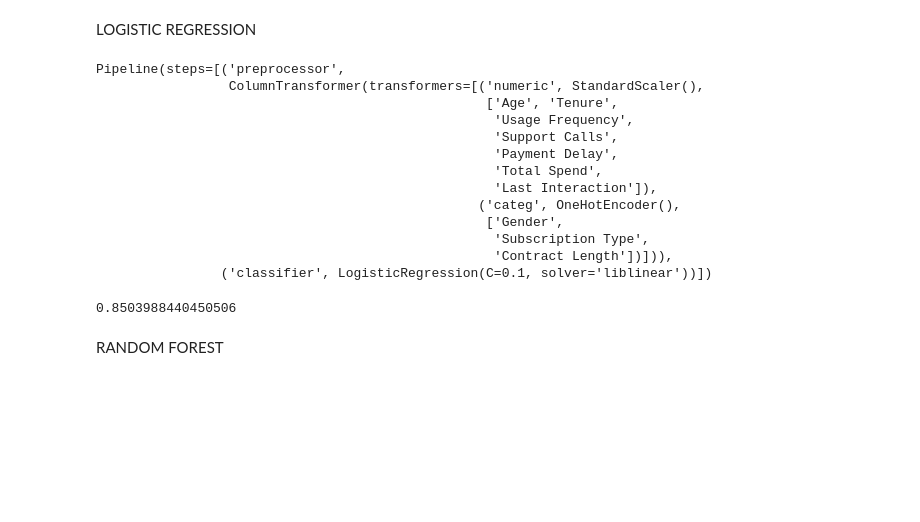
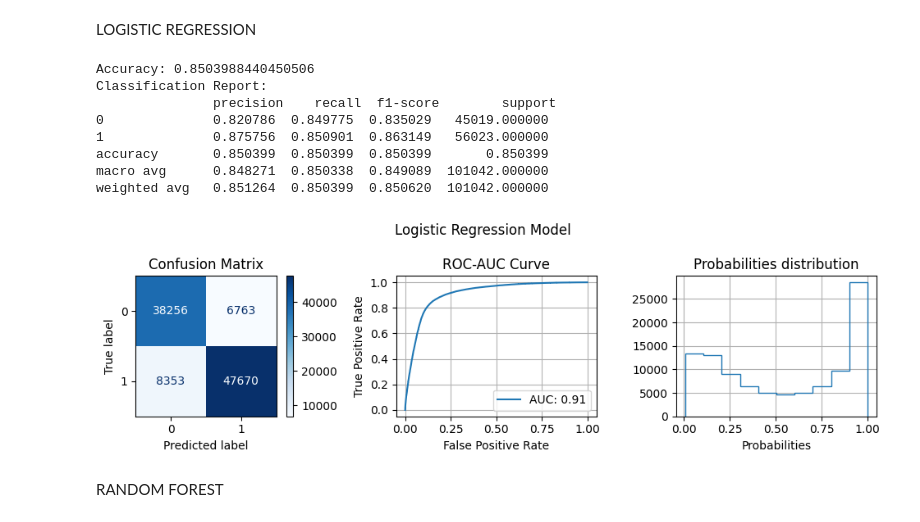
Before and after one commit to KashishJangra1710/CustomerChurnPrediction, a Jupyter notebook: notebooks/Model.ipynb, the cells around one changed output. Saved outputs shown, nothing was run; the diff lists cells and outputs as text; code cells hidden in the pictures; blank space fills up the shorter version.

```diff
--- a/notebooks/Model.ipynb
+++ b/notebooks/Model.ipynb
@@ -32,31 +82,18 @@ LOGISTIC REGRESSION
 from sklearn.linear_model import LogisticRegression
 # %%
 logistic_classifier = LogisticRegression(C=0.1, solver='liblinear')
-logistic_pipeline = Pipeline(steps=[
-    ('preprocessor', preprocessor),
-    ('classifier', logistic_classifier)
-])
-
-logistic_pipeline.fit(trainX, trainY)
+model = train(logistic_classifier, trainX, trainY)
+evaluate(model, "Logistic Regression", testX, testY)
 # %% [output]
-Pipeline(steps=[('preprocessor',
-                 ColumnTransformer(transformers=[('numeric', StandardScaler(),
-                                                  ['Age', 'Tenure',
-                                                   'Usage Frequency',
-                                                   'Support Calls',
-                                                   'Payment Delay',
-                                                   'Total Spend',
-                                                   'Last Interaction']),
-                                                 ('categ', OneHotEncoder(),
-                                                  ['Gender',
-                                                   'Subscription Type',
-                                                   'Contract Length'])])),
-                ('classifier', LogisticRegression(C=0.1, solver='liblinear'))])
+Accuracy: 0.8503988440450506
+Classification Report:
+               precision    recall  f1-score        support
+0              0.820786  0.849775  0.835029   45019.000000
+1              0.875756  0.850901  0.863149   56023.000000
+accuracy       0.850399  0.850399  0.850399       0.850399
+macro avg      0.848271  0.850338  0.849089  101042.000000
+weighted avg   0.851264  0.850399  0.850620  101042.000000
+[figure, added]
-# %%
-predY = logistic_pipeline.predict(testX)
-accuracy_score(testY, predY)
-# %% [output]
-0.8503988440450506
 # %% [markdown]
 RANDOM FOREST
 # %%
```
Also changed, not shown: parts of 8 cells of this notebook, 8 other files.
